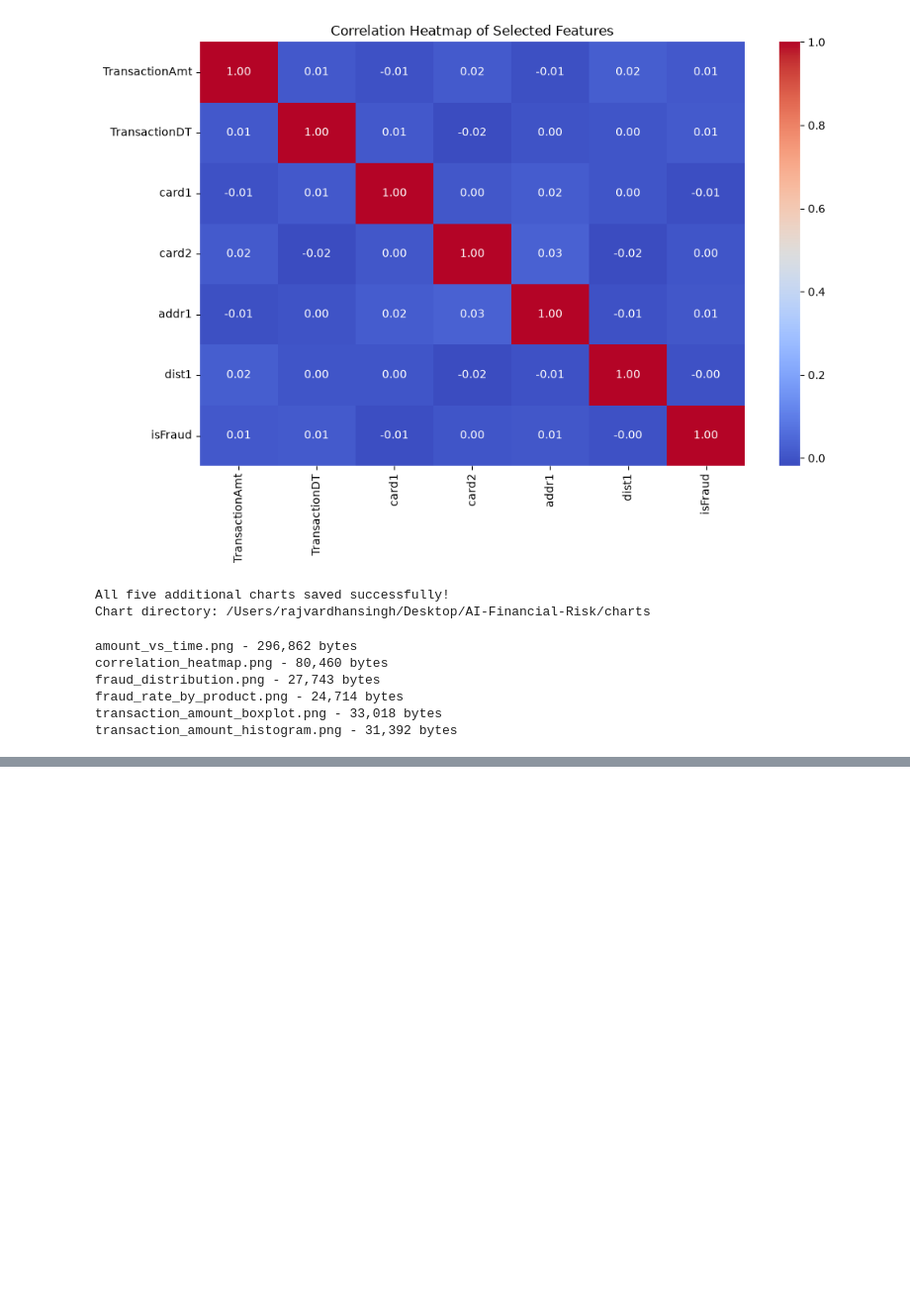
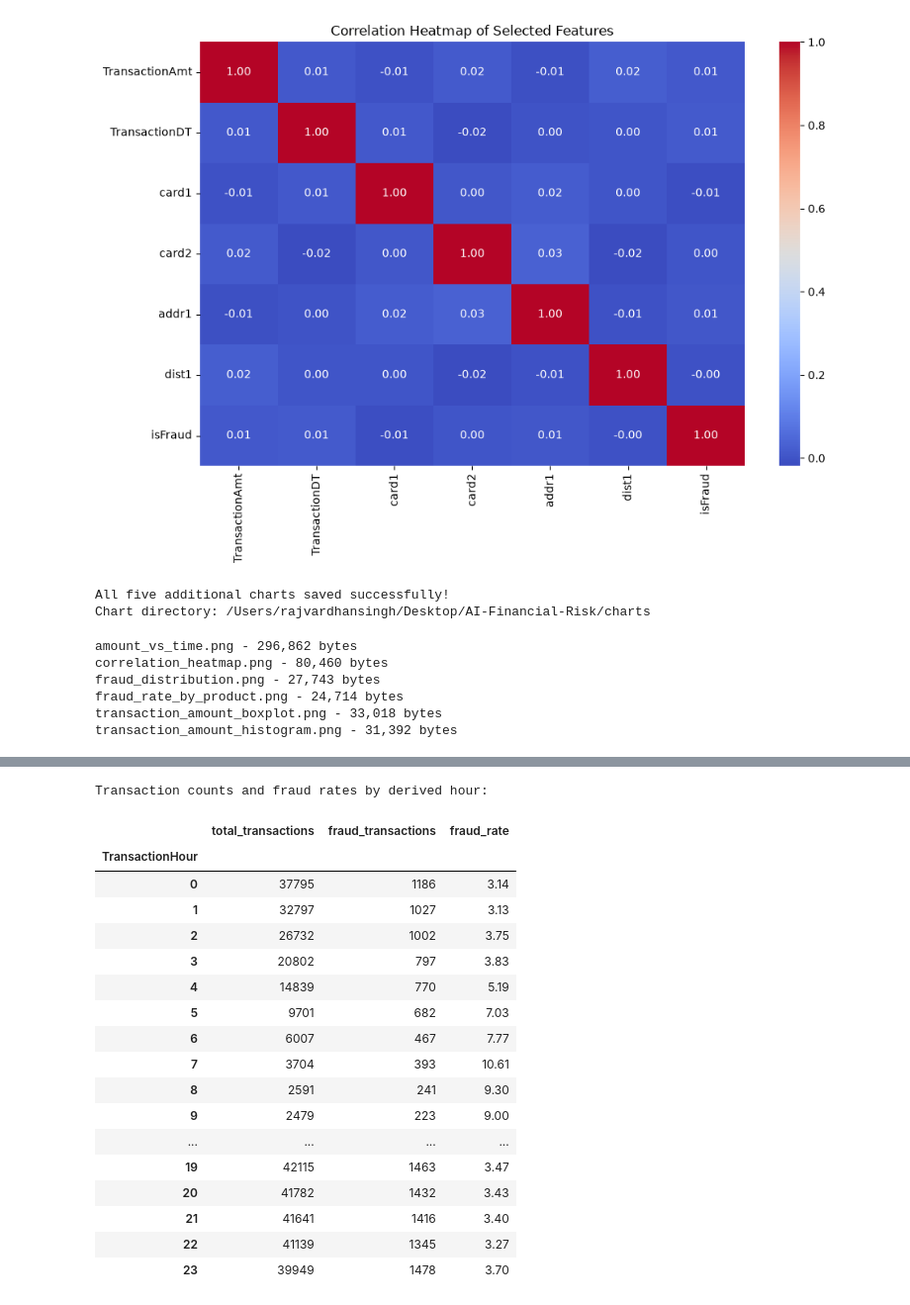
Before and after one commit to rajvardhan210/-AI-Financial-Risk, a Jupyter notebook: notebooks/01_data_exploration.ipynb, the cells around one changed output, grey strips where cells are left out. Shown at 99% size. Saved outputs shown, nothing was run; the diff lists cells and outputs as text; code cells hidden in the pictures; blank space fills up the shorter version.

```diff
--- a/notebooks/01_data_exploration.ipynb
+++ b/notebooks/01_data_exploration.ipynb
@@ -528,0 +689,31 @@ transaction_amount_histogram.png - 31,392 bytes
+# %%
+import numpy as np
+
+# Create a copy so we don't modify the original dataframe
+feature_df = df.copy()
+
+# Feature 1: Reduce the skew of transaction amounts
+feature_df["TransactionAmt_log"] = np.log1p(
+    feature_df["TransactionAmt"]
+)
+
+# Feature 2: Extract a time-related feature
+feature_df["TransactionHour"] = (
+    (feature_df["TransactionDT"] // 3600) % 24
+)
+
+# Display the original and new features
+display(
+    feature_df[
+        [
+            "TransactionAmt",
+            "TransactionAmt_log",
+            "TransactionDT",
+            "TransactionHour",
+            "isFraud"
+        ]
+    ].head(10)
+)
+
+print("Original dataset shape:", df.shape)
+print("Feature dataset shape:", feature_df.shape)
@@ -528,0 +803,34 @@ transaction_amount_histogram.png - 31,392 bytes
+# %%
+# Count transactions and fraudulent transactions per derived hour
+
+hourly_analysis = feature_df.groupby("TransactionHour").agg(
+    total_transactions=("isFraud", "count"),
+    fraud_transactions=("isFraud", "sum"),
+    fraud_rate=("isFraud", "mean")
+)
+
+hourly_analysis["fraud_rate"] *= 100
+
+print("Transaction counts and fraud rates by derived hour:")
+
+display(hourly_analysis.round(2))
+# %% [output]
+Transaction counts and fraud rates by derived hour:
+|  | total_transactions | fraud_transactions | fraud_rate |
+| TransactionHour |  |  |  |
+| 0 | 37795 | 1186 | 3.14 |
+| 1 | 32797 | 1027 | 3.13 |
+| 2 | 26732 | 1002 | 3.75 |
+| 3 | 20802 | 797 | 3.83 |
+| 4 | 14839 | 770 | 5.19 |
+| 5 | 9701 | 682 | 7.03 |
+| 6 | 6007 | 467 | 7.77 |
+| 7 | 3704 | 393 | 10.61 |
+| 8 | 2591 | 241 | 9.30 |
+| 9 | 2479 | 223 | 9.00 |
+| ... | ... | ... | ... |
+| 19 | 42115 | 1463 | 3.47 |
+| 20 | 41782 | 1432 | 3.43 |
+| 21 | 41641 | 1416 | 3.40 |
+| 22 | 41139 | 1345 | 3.27 |
+| 23 | 39949 | 1478 | 3.70 |
```
Also changed, not shown: parts of 9 cells of this notebook.
